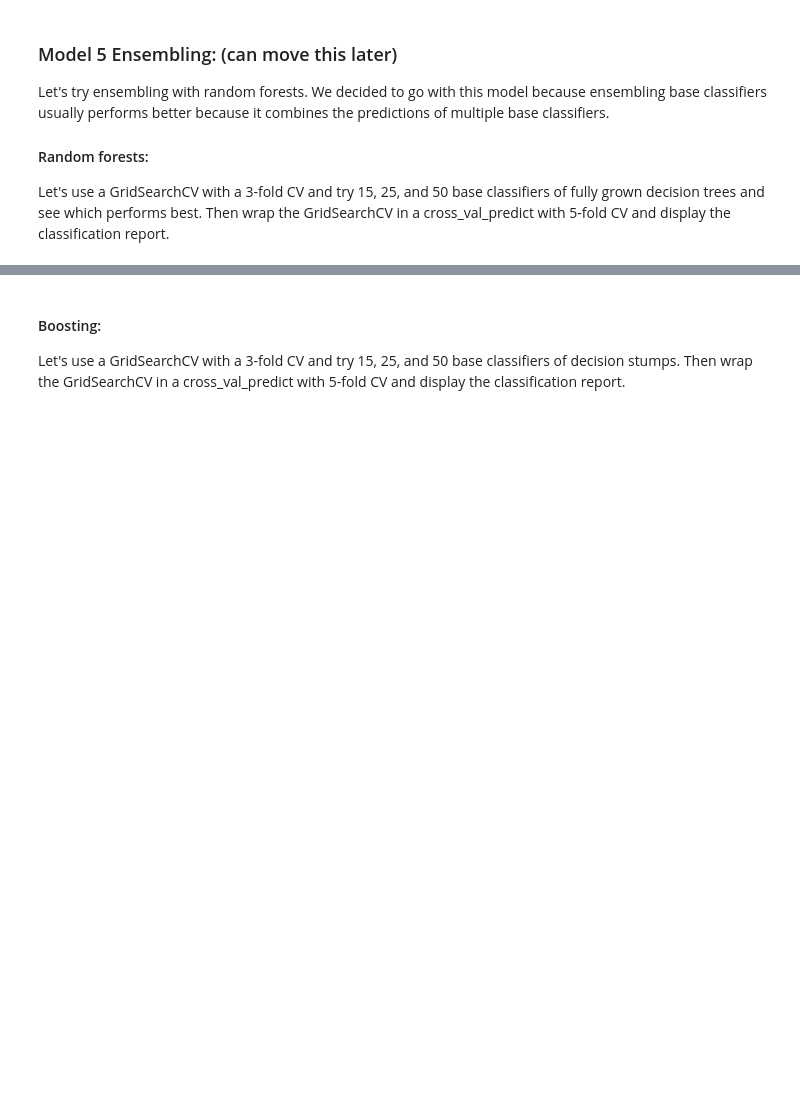
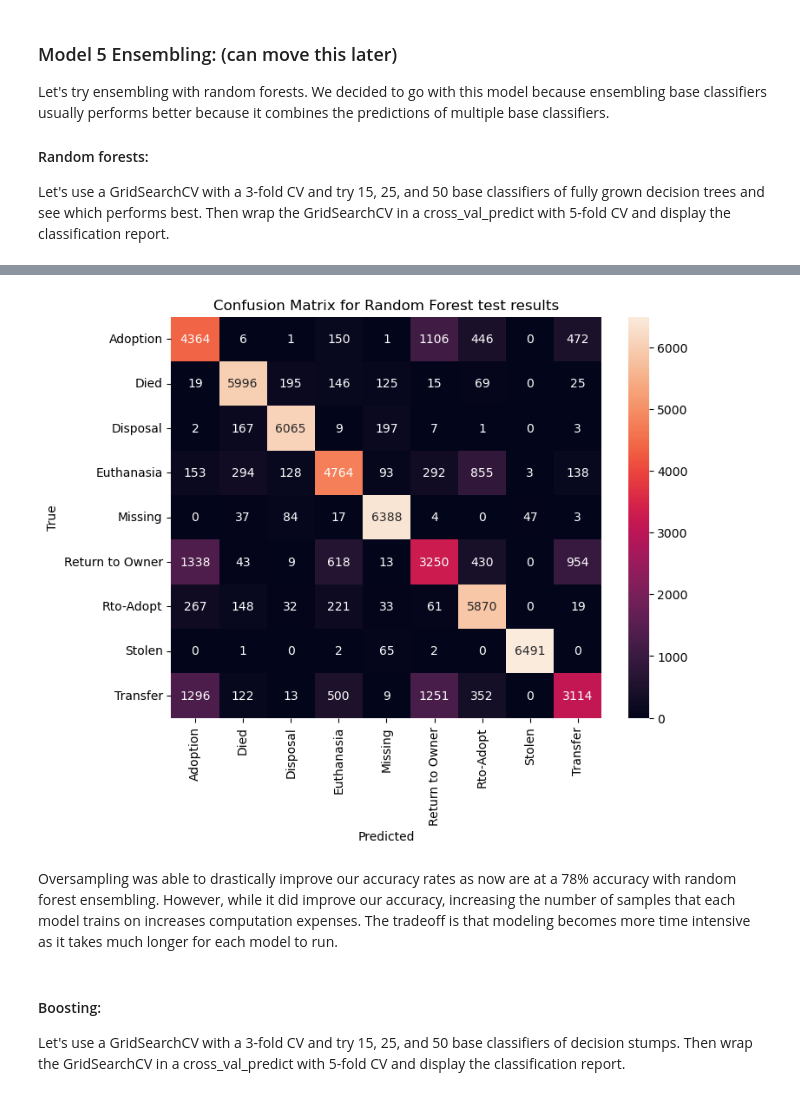
Before and after one commit to shruti2003/MLFinalProject, a Jupyter notebook: ML Final Project.ipynb, the cells around one changed output, grey strips where cells are left out. Cells and saved outputs as stored; diff of their text form; code cells hidden in the pictures; blank space fills up the shorter version.

```diff
--- a/ML Final Project.ipynb
+++ b/ML Final Project.ipynb
@@ -752,0 +1037,6 @@ plt.show()
+# %%
+# evaluate accuracy for test set using best model
+grid.fit(x_train_oversample, y_train_oversample)
+best_model = grid.best_estimator_
+test_pred = best_model.predict(x_test_oversample)
+print('\nClassification Report on Test Data: \n', classification_report(y_test_oversample, test_pred))
@@ -753,3 +1060,17 @@ plt.show()
+# %%
+# confusion matrix for test set predictions
+unique_labels = np.unique(y_test_oversampled)
+conf_matrix = confusion_matrix(y_test_oversample, test_pred)
+plt.figure(figsize=(8, 6))
+sns.heatmap(conf_matrix, annot=True, fmt="d", xticklabels=unique_labels, yticklabels=unique_labels)
+plt.xlabel('Predicted')
+plt.ylabel('True')
+plt.title('Confusion Matrix for Random Forest test results')
+plt.show()
+# %% [output]
+[figure, added]
+# %% [markdown]
+Oversampling was able to drastically improve our accuracy rates as now are at a 78% accuracy with random forest ensembling. However, while it did improve our accuracy, increasing the number of samples that each model trains on increases computation expenses. The tradeoff is that modeling becomes more time intensive as it takes much longer for each model to run.
 # %% [markdown]
 #### Boosting:
 Let's use a GridSearchCV with a 3-fold CV and try 15, 25, and 50 base classifiers of decision stumps. Then wrap the GridSearchCV in a cross_val_predict with 5-fold CV and display the classification report.
```
Also changed, not shown: parts of 38 cells of this notebook.
